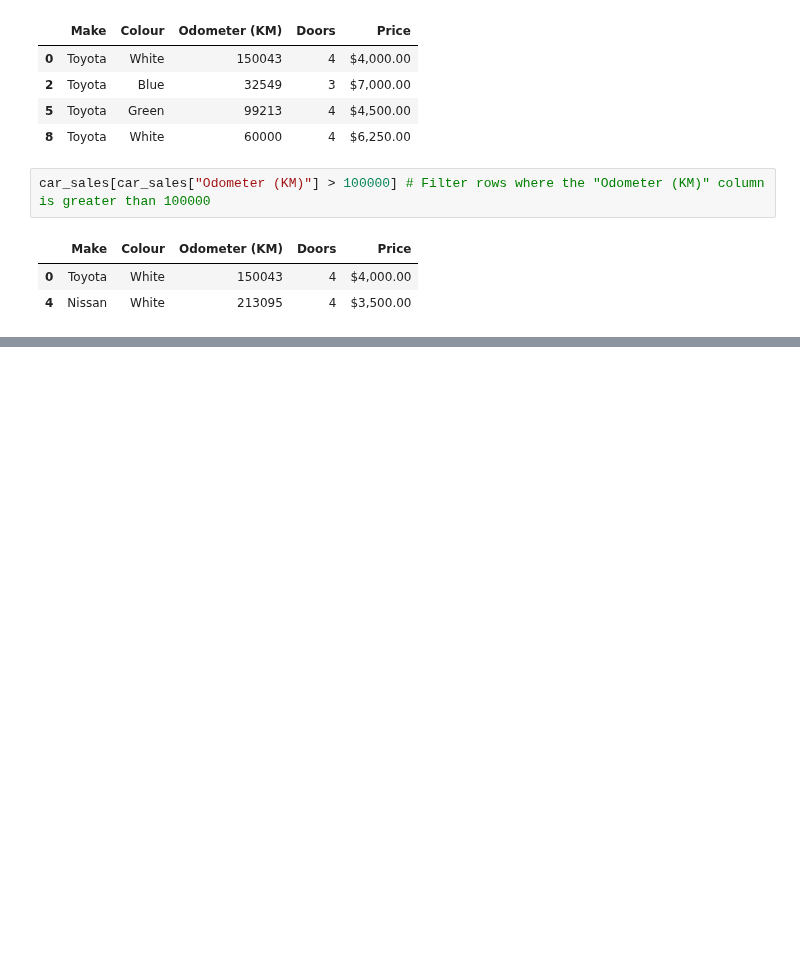
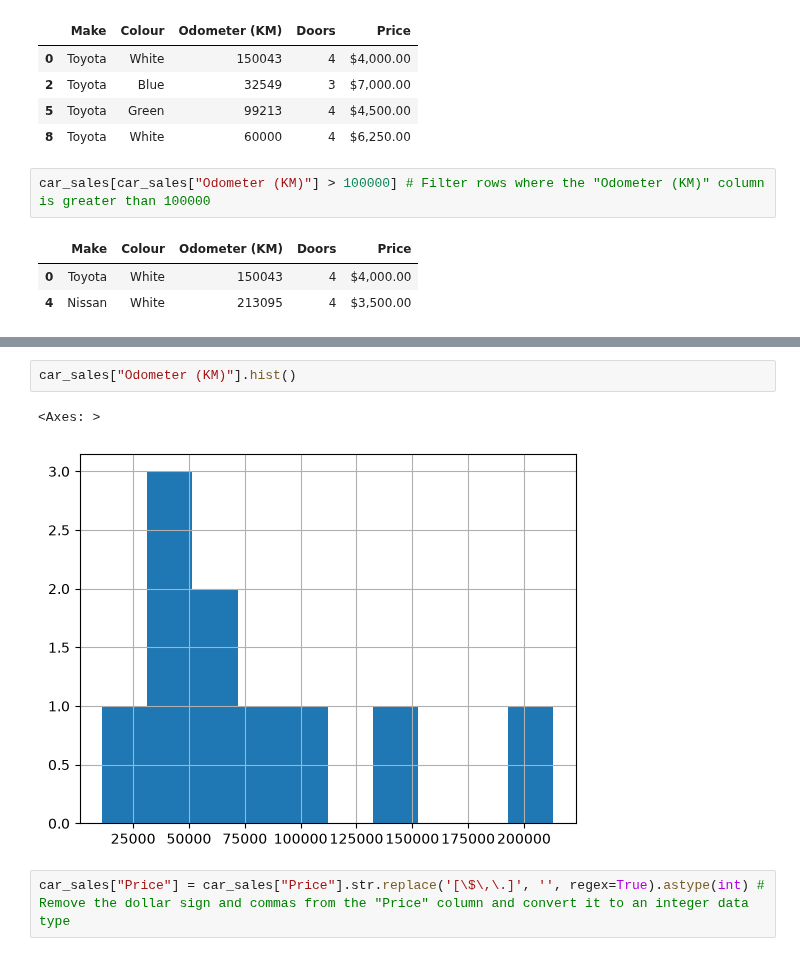
Before and after one commit to LaylaAbboud02/ai-ml-bootcamp, a Jupyter notebook: sample_project/introduction-to-pandas.ipynb, the cells around one changed output, grey strips where cells are left out. Saved outputs shown, nothing was run; the diff lists cells and outputs as text; blank space fills up the shorter version.

Commit message:
57. Selecting and Viewing Data with Pandas Part 2

```diff
--- a/sample_project/introduction-to-pandas.ipynb
+++ b/sample_project/introduction-to-pandas.ipynb
@@ -230,0 +255,7 @@ car_sales[car_sales["Odometer (KM)"] > 100000] # Filter rows where the "Odometer
+# %%
+car_sales["Odometer (KM)"].hist()
+# %% [output]
+<Axes: >
+[figure, added]
+# %%
+car_sales["Price"] = car_sales["Price"].str.replace('[\$\,\.]', '', regex=True).astype(int) # Remove the dollar sign and commas from the "Price" column and convert it to an integer data type
```
Also changed, not shown: parts of 13 cells of this notebook.
